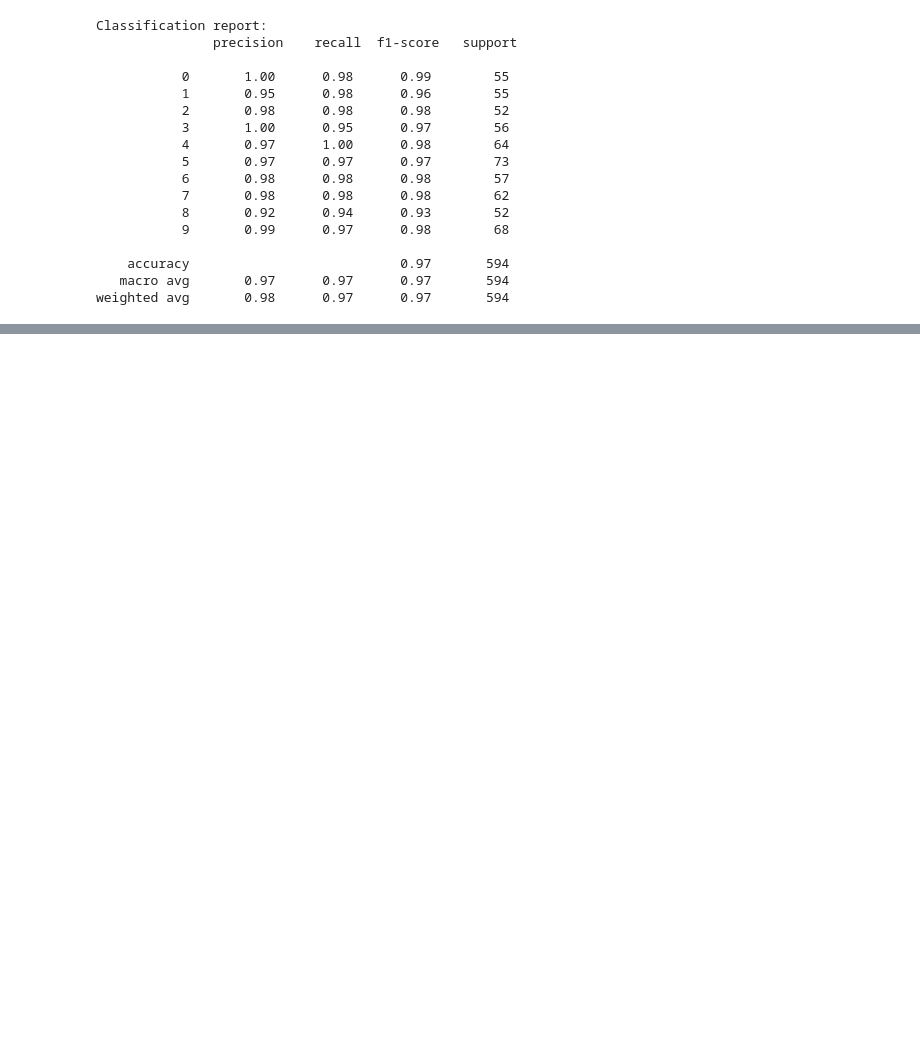
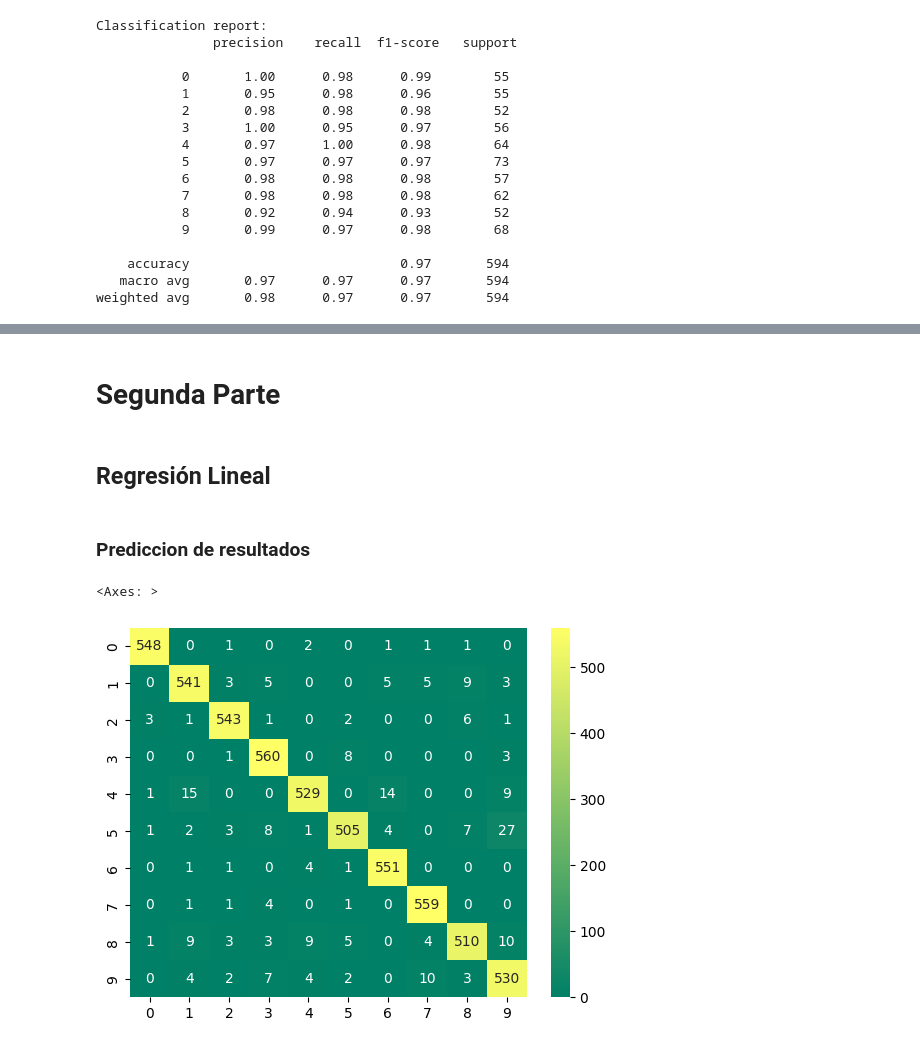
Before and after one commit to alberba/ia_2023, a Jupyter notebook: practica2/practica2.ipynb, the cells around one changed output, grey strips where cells are left out. Drawn from its saved outputs; the diff is of its cells as text; code cells hidden in the pictures; blank space fills up the shorter version.

```diff
--- a/practica2/practica2.ipynb
+++ b/practica2/practica2.ipynb
@@ -203,0 +217,25 @@ weighted avg       0.98      0.97      0.97       594
+# %% [markdown]
+# **Segunda Parte**
+# %%
+from ucimlrepo import fetch_ucirepo
+
+# fetch dataset
+optical_recognition_of_handwritten_digits = fetch_ucirepo(id=80)
+
+# data (as pandas dataframes)
+X_uci = optical_recognition_of_handwritten_digits.data.features
+y_uci = optical_recognition_of_handwritten_digits.data.targets
+
+# Ponemos los mismos nombres a las columnas que en el dataset de sklearn para que nos funcione el codigo
+X_uci.columns = x_test.columns
+# %% [markdown]
+## **Regresión Lineal**
+# %% [markdown]
+### Prediccion de resultados
+# %%
+uciLinearY_pred = model_regresionLineal.predict(X_uci)
+# %%
+sns.heatmap(confusion_matrix(y_uci, uciLinearY_pred), annot=True, cmap="summer", fmt='g')
+# %% [output]
+<Axes: >
+[figure, added]
```
Also changed, not shown: parts of 71 cells of this notebook.
